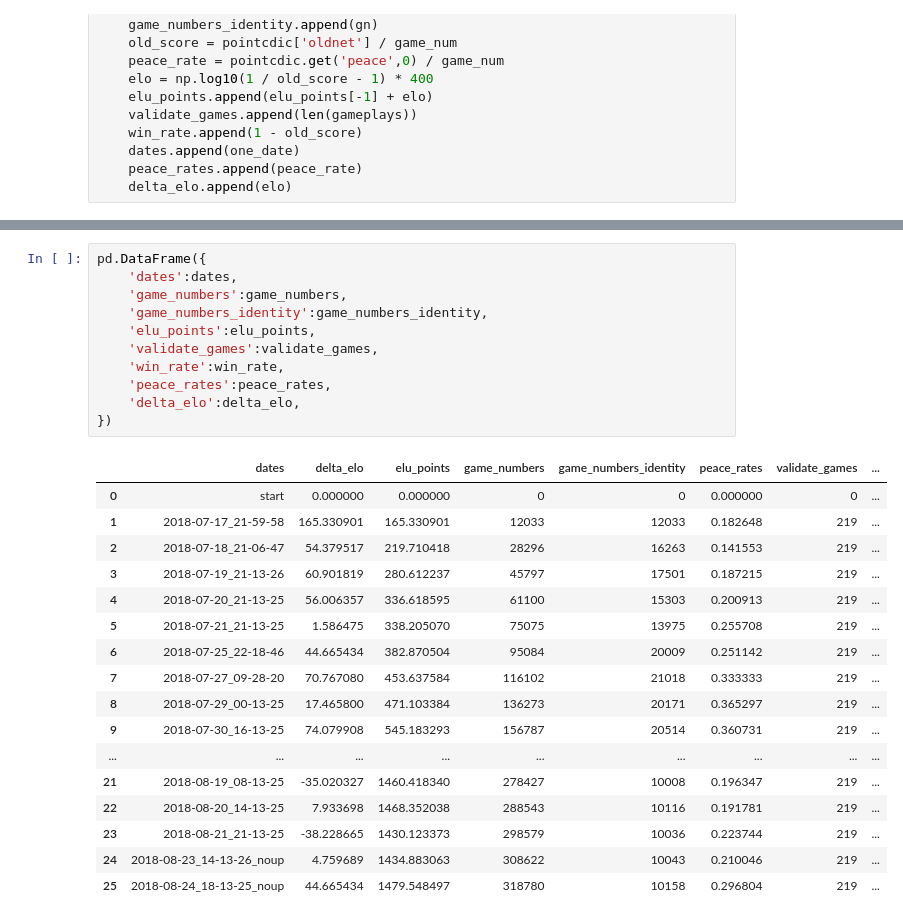
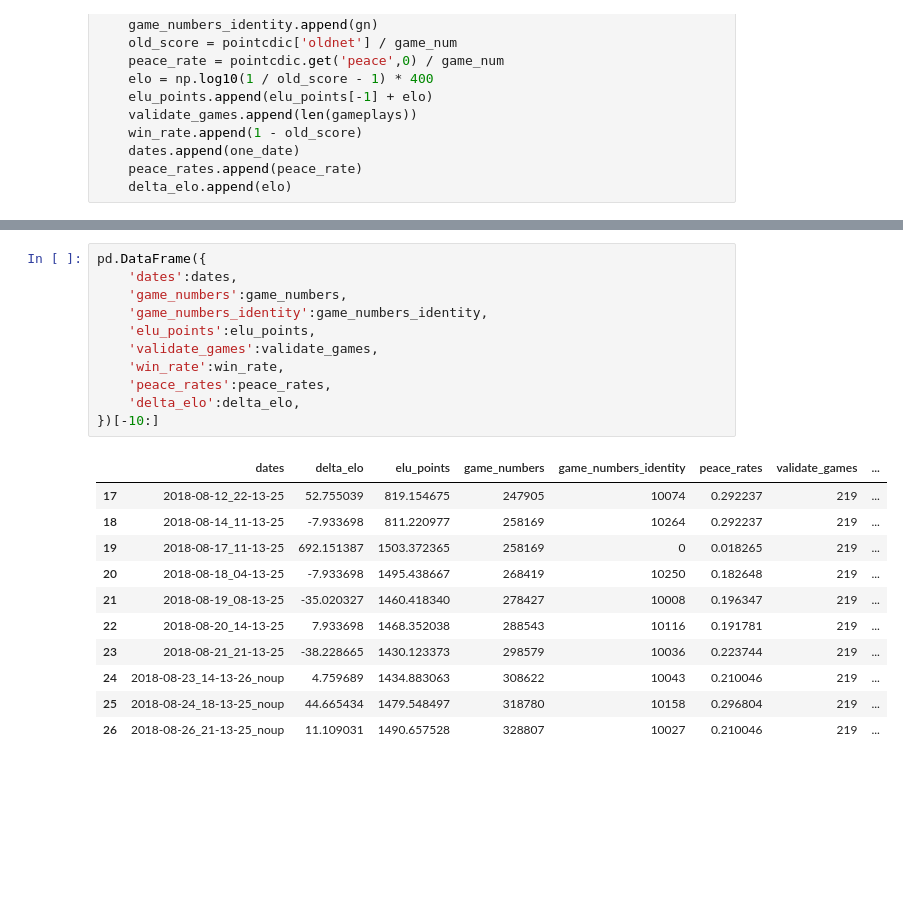
Before and after one commit to bupticybee/icyChessZero, a Jupyter notebook: ipynbs/elo_graph.ipynb, the cells around one changed output, grey strips where cells are left out. Drawn from its saved outputs; the diff is of its cells as text; blank space fills up the shorter version.

```diff
--- a/ipynbs/elo_graph.ipynb
+++ b/ipynbs/elo_graph.ipynb
@@ -87,32 +87,26 @@ plt.ylabel("Elo")
 # %%
 pd.DataFrame({
     'dates':dates,
     'game_numbers':game_numbers,
     'game_numbers_identity':game_numbers_identity,
     'elu_points':elu_points,
     'validate_games':validate_games,
     'win_rate':win_rate,
     'peace_rates':peace_rates,
     'delta_elo':delta_elo,
-})
+})[-10:]
 # %% [output]
 |  | dates | delta_elo | elu_points | game_numbers | game_numbers_identity | peace_rates | validate_games | ... |
-| 0 | start | 0.000000 | 0.000000 | 0 | 0 | 0.000000 | 0 | ... |
-| 1 | 2018-07-17_21-59-58 | 165.330901 | 165.330901 | 12033 | 12033 | 0.182648 | 219 | ... |
-| 2 | 2018-07-18_21-06-47 | 54.379517 | 219.710418 | 28296 | 16263 | 0.141553 | 219 | ... |
-| 3 | 2018-07-19_21-13-26 | 60.901819 | 280.612237 | 45797 | 17501 | 0.187215 | 219 | ... |
-| 4 | 2018-07-20_21-13-25 | 56.006357 | 336.618595 | 61100 | 15303 | 0.200913 | 219 | ... |
-| 5 | 2018-07-21_21-13-25 | 1.586475 | 338.205070 | 75075 | 13975 | 0.255708 | 219 | ... |
-| 6 | 2018-07-25_22-18-46 | 44.665434 | 382.870504 | 95084 | 20009 | 0.251142 | 219 | ... |
-| 7 | 2018-07-27_09-28-20 | 70.767080 | 453.637584 | 116102 | 21018 | 0.333333 | 219 | ... |
-| 8 | 2018-07-29_00-13-25 | 17.465800 | 471.103384 | 136273 | 20171 | 0.365297 | 219 | ... |
-| 9 | 2018-07-30_16-13-25 | 74.079908 | 545.183293 | 156787 | 20514 | 0.360731 | 219 | ... |
-| ... | ... | ... | ... | ... | ... | ... | ... | ... |
+| 17 | 2018-08-12_22-13-25 | 52.755039 | 819.154675 | 247905 | 10074 | 0.292237 | 219 | ... |
+| 18 | 2018-08-14_11-13-25 | -7.933698 | 811.220977 | 258169 | 10264 | 0.292237 | 219 | ... |
+| 19 | 2018-08-17_11-13-25 | 692.151387 | 1503.372365 | 258169 | 0 | 0.018265 | 219 | ... |
+| 20 | 2018-08-18_04-13-25 | -7.933698 | 1495.438667 | 268419 | 10250 | 0.182648 | 219 | ... |
 | 21 | 2018-08-19_08-13-25 | -35.020327 | 1460.418340 | 278427 | 10008 | 0.196347 | 219 | ... |
 | 22 | 2018-08-20_14-13-25 | 7.933698 | 1468.352038 | 288543 | 10116 | 0.191781 | 219 | ... |
 | 23 | 2018-08-21_21-13-25 | -38.228665 | 1430.123373 | 298579 | 10036 | 0.223744 | 219 | ... |
 | 24 | 2018-08-23_14-13-26_noup | 4.759689 | 1434.883063 | 308622 | 10043 | 0.210046 | 219 | ... |
 | 25 | 2018-08-24_18-13-25_noup | 44.665434 | 1479.548497 | 318780 | 10158 | 0.296804 | 219 | ... |
+| 26 | 2018-08-26_21-13-25_noup | 11.109031 | 1490.657528 | 328807 | 10027 | 0.210046 | 219 | ... |
 # %%
 !ls -l ../data/distributed/ | wc -l
 # %% [output]
```
Also changed, not shown: parts of 5 cells of this notebook, 2 other files.
